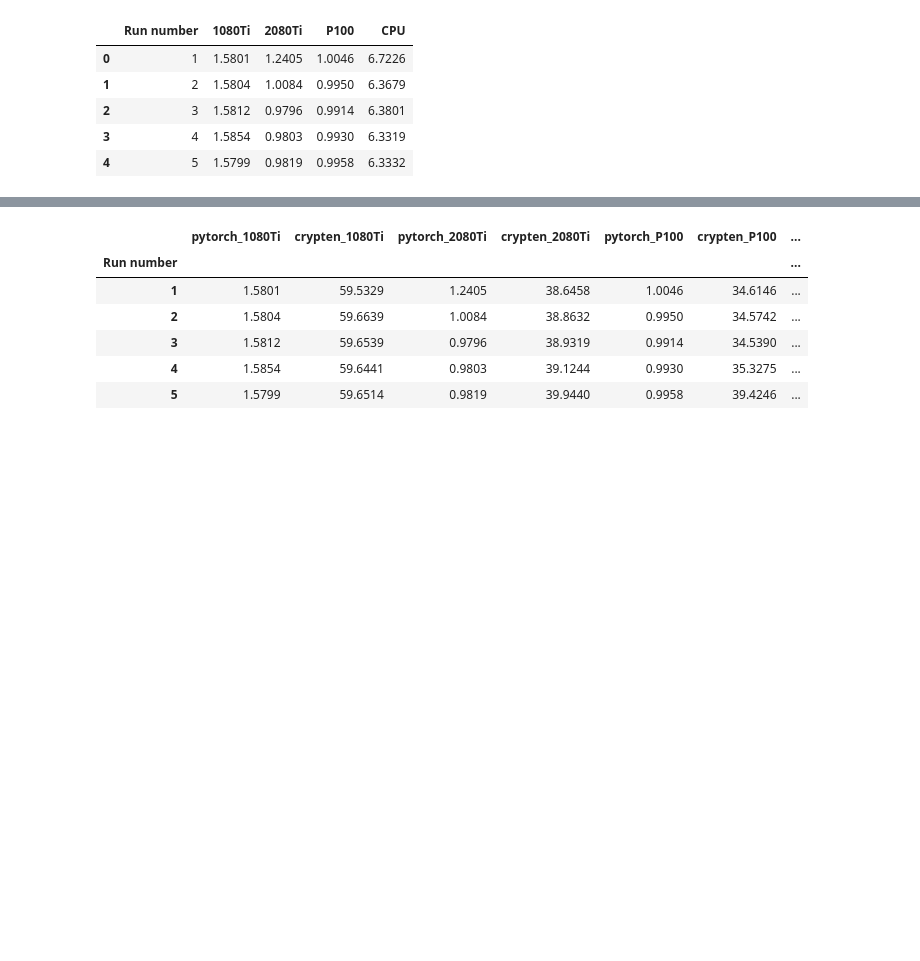
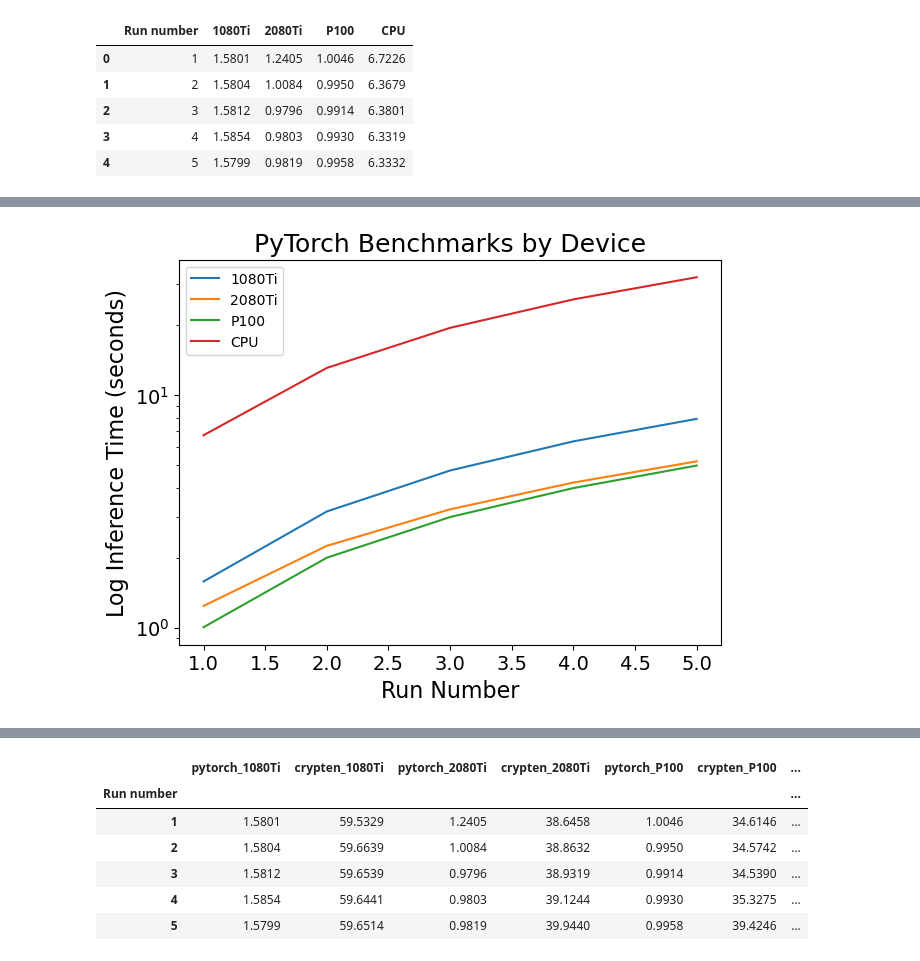
Before and after one commit to UVA-MLSys/DS7406-Spring-2024, a Jupyter notebook: Projects/Team 1/khairul/visualize.ipynb, the cells around one changed output, grey strips where cells are left out. Cells and saved outputs as stored; diff of their text form; code cells hidden in the pictures; blank space fills up the shorter version.

```diff
--- a/Projects/Team 1/khairul/visualize.ipynb
+++ b/Projects/Team 1/khairul/visualize.ipynb
@@ -41,0 +55,7 @@ plt.show()
+# %%
+cumulative_plot(
+    time_df, title="PyTorch Benchmarks by Device",
+    figure_name='Pytorch_benchmark_log_scaled.jpg', log_scale=True
+)
+# %% [output]
+[figure, added]
```
Also changed, not shown: parts of 8 cells of this notebook, 6 other files.
